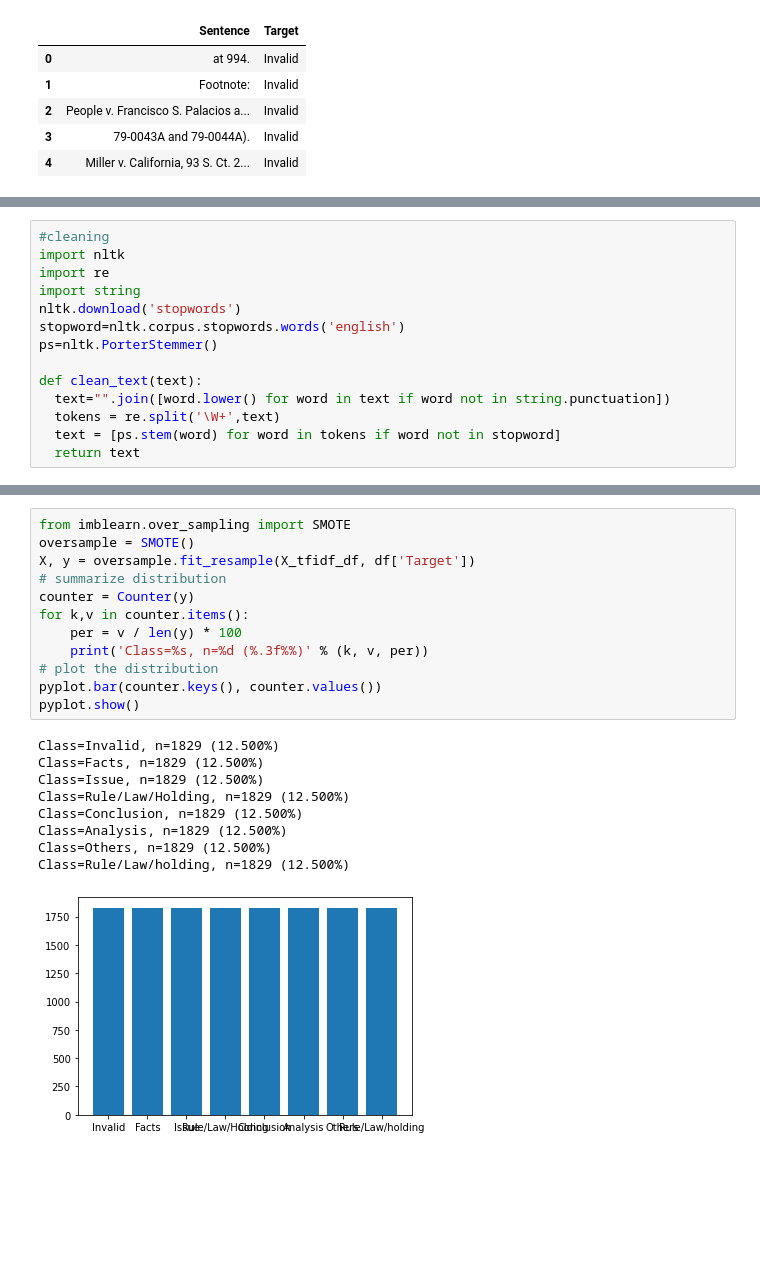
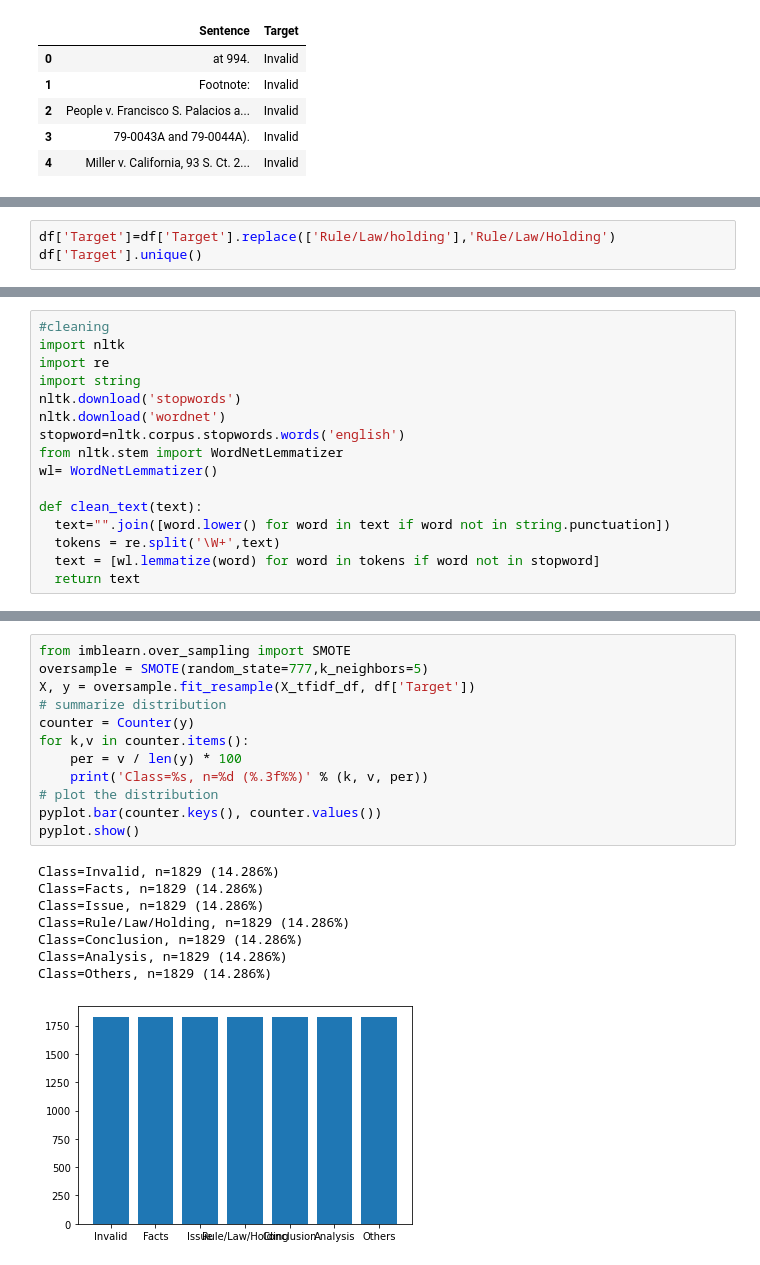
Before and after one commit to sundarp17/sundar_INFO5731_Fall2020, a Jupyter notebook: handling_imbalance_data.ipynb, the cells around one changed output, grey strips where cells are left out. Drawn from its saved outputs; the diff is of its cells as text; blank space fills up the shorter version.

```diff
--- a/handling_imbalance_data.ipynb
+++ b/handling_imbalance_data.ipynb
@@ -14,0 +20,3 @@ df.head()
+# %%
+df['Target']=df['Target'].replace(['Rule/Law/holding'],'Rule/Law/Holding')
+df['Target'].unique()
@@ -49,13 +59,15 @@ import nltk
 import re
 import string
 nltk.download('stopwords')
+nltk.download('wordnet')
 stopword=nltk.corpus.stopwords.words('english')
-ps=nltk.PorterStemmer()
+from nltk.stem import WordNetLemmatizer
+wl= WordNetLemmatizer()
 
 def clean_text(text):
   text="".join([word.lower() for word in text if word not in string.punctuation])
   tokens = re.split('\W+',text)
-  text = [ps.stem(word) for word in tokens if word not in stopword]
+  text = [wl.lemmatize(word) for word in tokens if word not in stopword]
   return text
 # %% [output]
 [nltk_data] Downloading package stopwords to /root/nltk_data...
@@ -84,22 +98,21 @@ X_tfidf_df.head()
 # %%
 from imblearn.over_sampling import SMOTE
-oversample = SMOTE()
+oversample = SMOTE(random_state=777,k_neighbors=5)
 X, y = oversample.fit_resample(X_tfidf_df, df['Target'])
 # summarize distribution
 counter = Counter(y)
 for k,v in counter.items():
 	per = v / len(y) * 100
 	print('Class=%s, n=%d (%.3f%%)' % (k, v, per))
 # plot the distribution
 pyplot.bar(counter.keys(), counter.values())
 pyplot.show()
 # %% [output]
-Class=Invalid, n=1829 (12.500%)
-Class=Facts, n=1829 (12.500%)
-Class=Issue, n=1829 (12.500%)
-Class=Rule/Law/Holding, n=1829 (12.500%)
-Class=Conclusion, n=1829 (12.500%)
-Class=Analysis, n=1829 (12.500%)
-Class=Others, n=1829 (12.500%)
-Class=Rule/Law/holding, n=1829 (12.500%)
+Class=Invalid, n=1829 (14.286%)
+Class=Facts, n=1829 (14.286%)
+Class=Issue, n=1829 (14.286%)
+Class=Rule/Law/Holding, n=1829 (14.286%)
+Class=Conclusion, n=1829 (14.286%)
+Class=Analysis, n=1829 (14.286%)
+Class=Others, n=1829 (14.286%)
-[figure, old version]
+[figure, new version]
```
Also changed, not shown: parts of 9 cells of this notebook.
